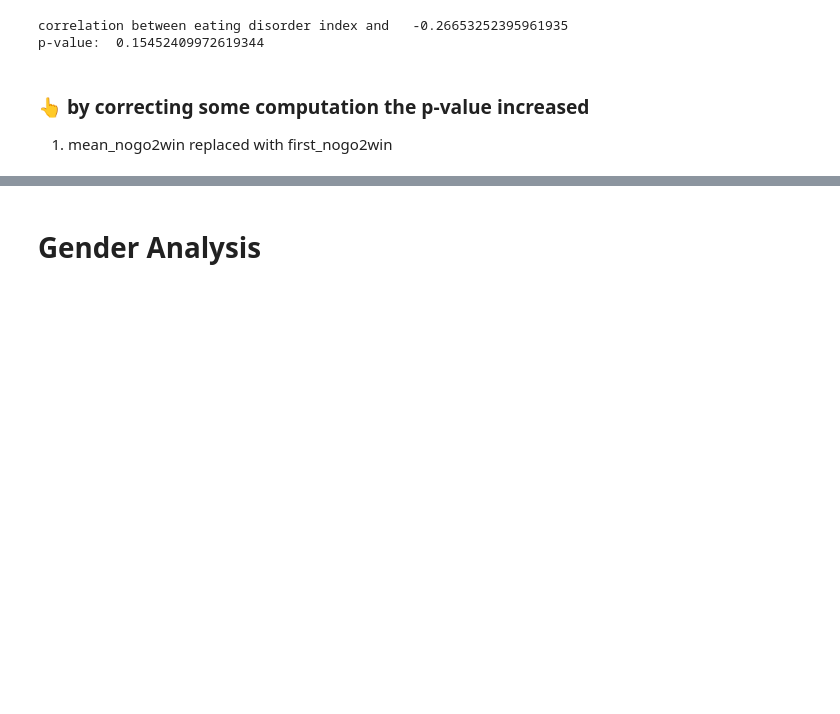
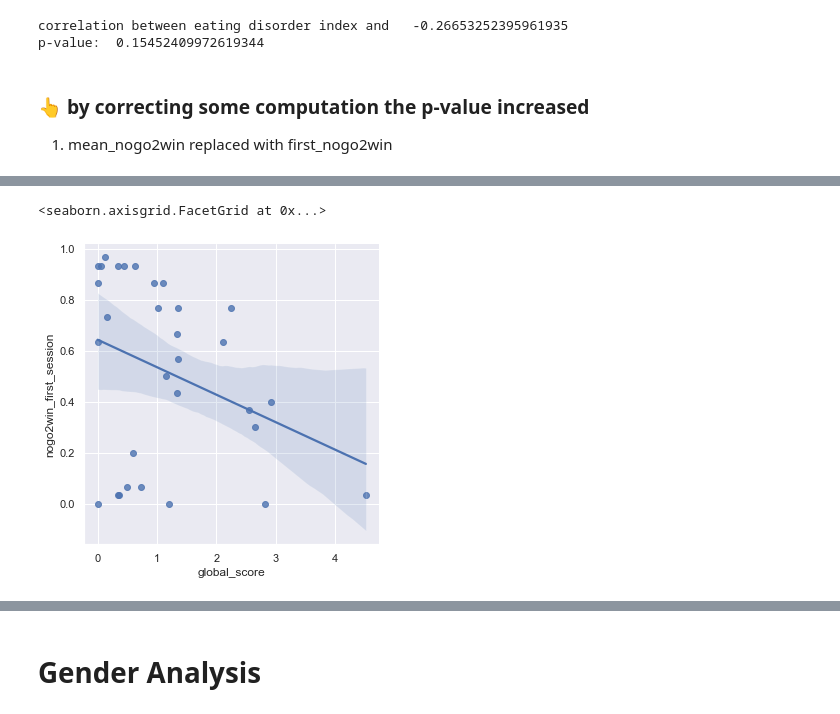
Before and after one commit to Sepsad/Interindividual-differences-in-Learning-to-Act-or-Avoid, a Jupyter notebook: hypothesis_testing.ipynb, the cells around one changed output, grey strips where cells are left out. Cells and saved outputs as stored; diff of their text form; code cells hidden in the pictures; blank space fills up the shorter version.

```diff
--- a/hypothesis_testing.ipynb
+++ b/hypothesis_testing.ipynb
@@ -236,0 +253,9 @@ Group Var         0.000       0.081
+# %%
+perf_questionnaire_data_for_first_round = pd.merge(Questionnare_data, first_round_perfornance, on='mturkID' )
+perf_questionnaire_data_for_first_round = perf_questionnaire_data_for_first_round.drop_duplicates(subset = 'mturkID')
+# perf_questionnaire_data_for_first_round = perf_questionnaire_data_for_first_round[perf_questionnaire_data_for_first_round.mturkID != 'A1PAY3X73PQ16S']
+# %%
+sns.lmplot(data = perf_questionnaire_data_for_first_round, x = 'global_score', y = 'nogo2win_first_session' )
+# %% [output]
+<seaborn.axisgrid.FacetGrid at 0x...>
+[figure, added]
```
Also changed, not shown: parts of 23 cells of this notebook.
